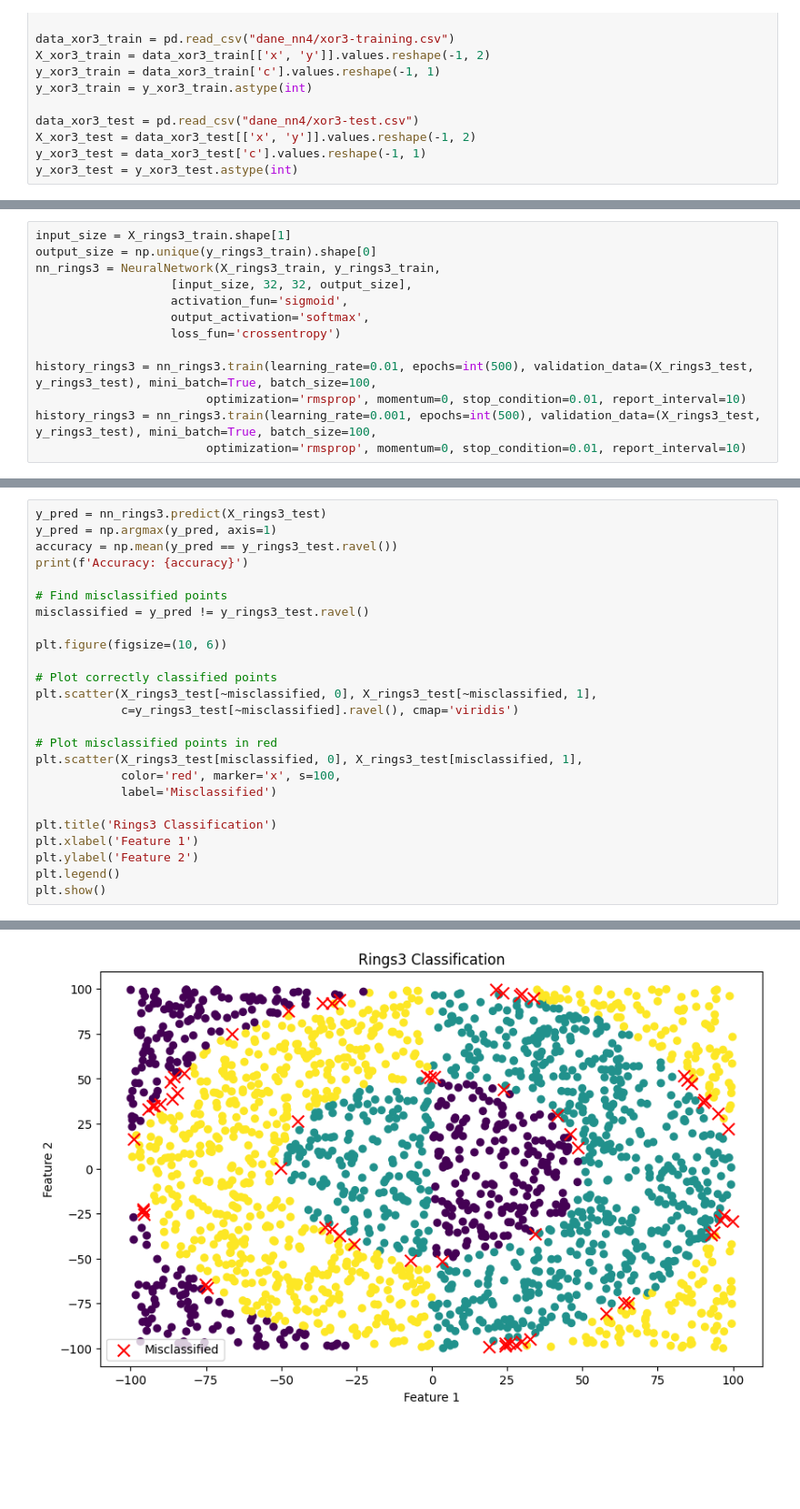
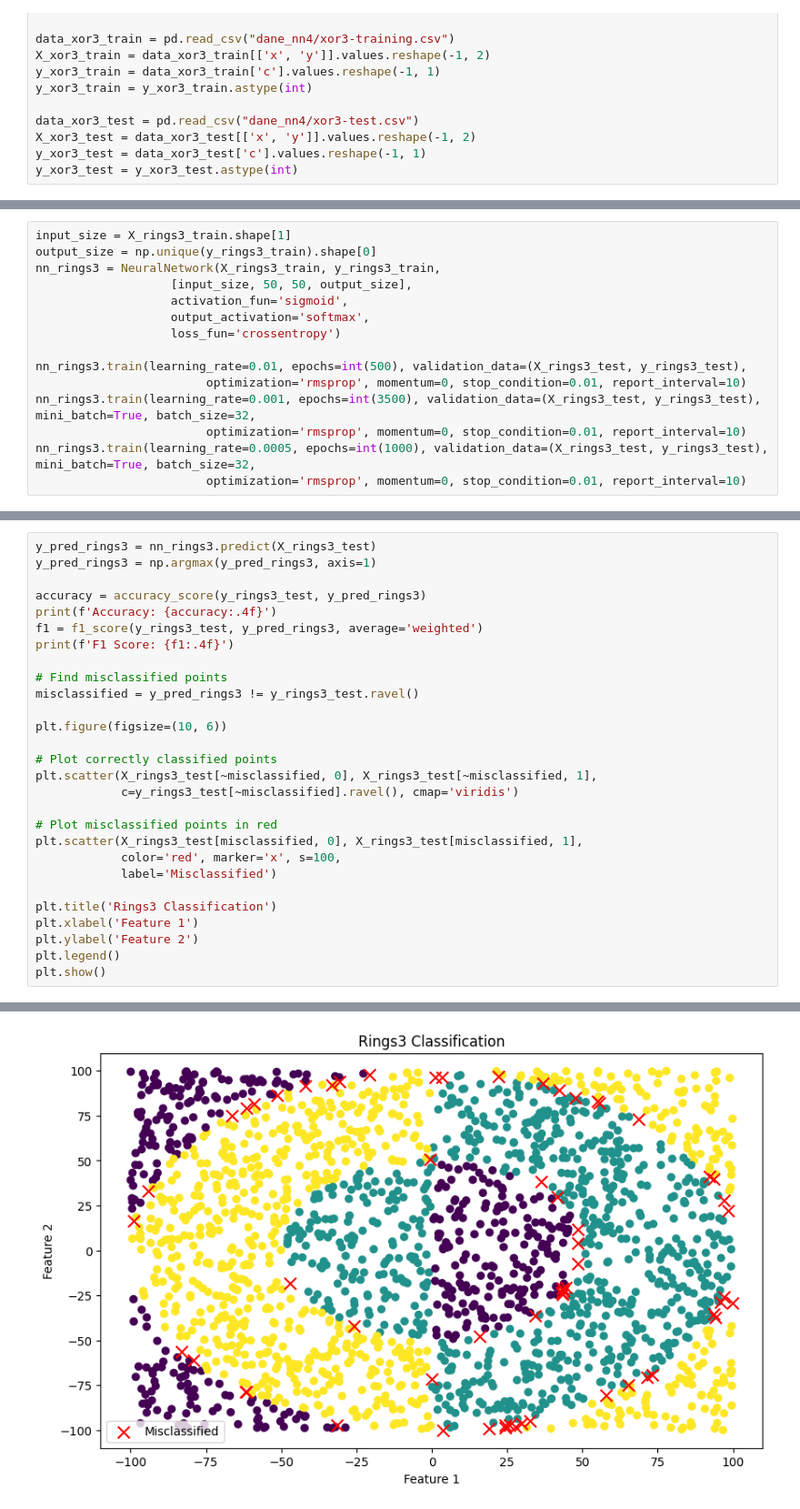
Before and after one commit to wojcikbart/NeuralNetworks, a Jupyter notebook: nn4/nn4.ipynb, the cells around one changed output, grey strips where cells are left out. Shown at 91% size. Cells and saved outputs as stored; diff of their text form; blank space fills up the shorter version.

Commit message:
F score evaluation added for nn4

```diff
--- a/nn4/nn4.ipynb
+++ b/nn4/nn4.ipynb
@@ -100,13 +113,15 @@ plt.show()
 input_size = X_rings3_train.shape[1]
 output_size = np.unique(y_rings3_train).shape[0]
 nn_rings3 = NeuralNetwork(X_rings3_train, y_rings3_train,
-                   [input_size, 32, 32, output_size],
+                   [input_size, 50, 50, output_size],
                    activation_fun='sigmoid',
                    output_activation='softmax',
                    loss_fun='crossentropy')
 
-history_rings3 = nn_rings3.train(learning_rate=0.01, epochs=int(500), validation_data=(X_rings3_test, y_rings3_test), mini_batch=True, batch_size=100,
+nn_rings3.train(learning_rate=0.01, epochs=int(500), validation_data=(X_rings3_test, y_rings3_test),
                         optimization='rmsprop', momentum=0, stop_condition=0.01, report_interval=10)
-history_rings3 = nn_rings3.train(learning_rate=0.001, epochs=int(500), validation_data=(X_rings3_test, y_rings3_test), mini_batch=True, batch_size=100,
+nn_rings3.train(learning_rate=0.001, epochs=int(3500), validation_data=(X_rings3_test, y_rings3_test), mini_batch=True, batch_size=32,
                         optimization='rmsprop', momentum=0, stop_condition=0.01, report_interval=10)
+nn_rings3.train(learning_rate=0.0005, epochs=int(1000), validation_data=(X_rings3_test, y_rings3_test), mini_batch=True, batch_size=32,
+                        optimization='rmsprop', momentum=0, stop_condition=0.01, report_interval=10)
 # %% [output]
@@ -117,11 +134,14 @@ Training complete. Final loss: 0.1288
 # %%
-y_pred = nn_rings3.predict(X_rings3_test)
-y_pred = np.argmax(y_pred, axis=1)
-accuracy = np.mean(y_pred == y_rings3_test.ravel())
-print(f'Accuracy: {accuracy}')
+y_pred_rings3 = nn_rings3.predict(X_rings3_test)
+y_pred_rings3 = np.argmax(y_pred_rings3, axis=1)
+
+accuracy = accuracy_score(y_rings3_test, y_pred_rings3)
+print(f'Accuracy: {accuracy:.4f}')
+f1 = f1_score(y_rings3_test, y_pred_rings3, average='weighted')
+print(f'F1 Score: {f1:.4f}')
 
 # Find misclassified points
-misclassified = y_pred != y_rings3_test.ravel()
+misclassified = y_pred_rings3 != y_rings3_test.ravel()
 
 plt.figure(figsize=(10, 6))
 
@@ -144 +165 @@ Accuracy: 0.9675
-[figure, old version]
+[figure, new version]
```
Also changed, not shown: parts of 13 cells of this notebook, 1 other file.
